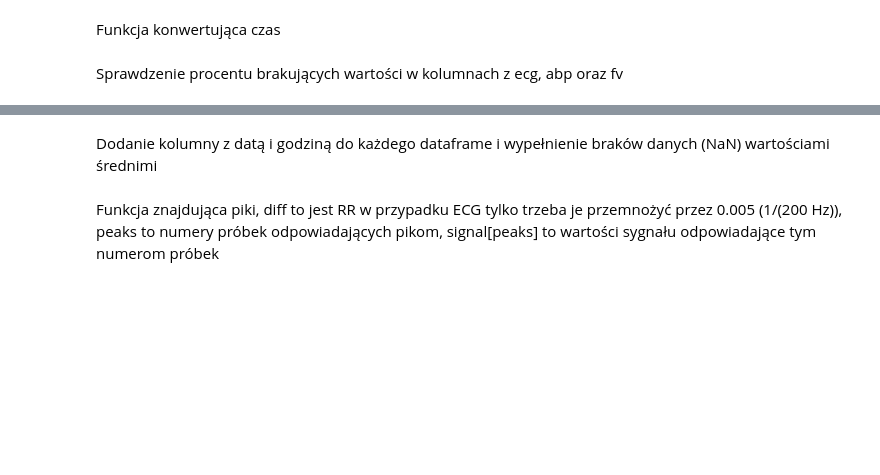
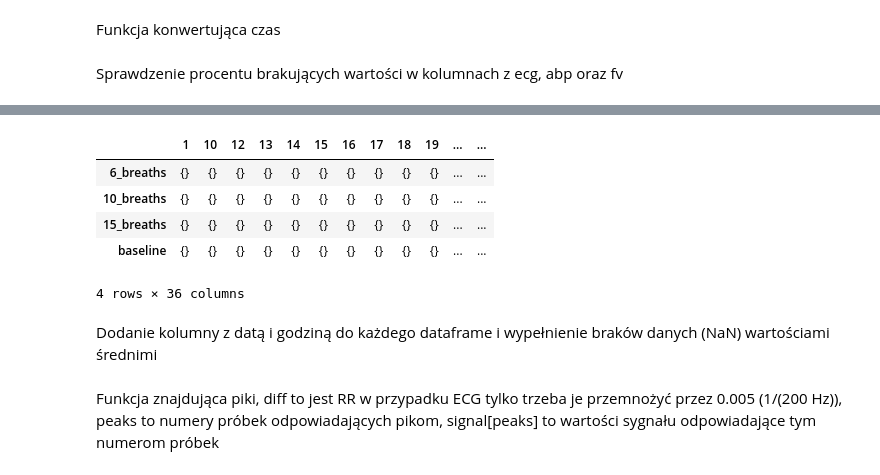
Before and after one commit to NajdekMonika/joint_symbolic, a Jupyter notebook: joint_symbolic.ipynb, the cells around one changed output, grey strips where cells are left out. Cells and saved outputs as stored; diff of their text form; code cells hidden in the pictures; blank space fills up the shorter version.

```diff
--- a/joint_symbolic.ipynb
+++ b/joint_symbolic.ipynb
@@ -103,13 +239,15 @@ def icmp_dateformat_to_datetime(icmp_time_mark):
 # %% [markdown]
 Sprawdzenie procentu brakujących wartości w kolumnach z ecg, abp oraz fv
 # %%
-nan_dict = {breath_freq : {} for breath_freq in breathing_dict}
-for breath_freq in breathing_dict:
-    for df_name, df in breathing_dict[breath_freq].items():
-        nan_dict[breath_freq][df_name] = {}
-        for col in ['abp_arm', 'ekg', 'fv_r', 'fv_l']:
-           nan_percent = df[col].isnull().sum() * 100 / len(df)
-           if nan_percent != 0.0:
-               nan_dict[breath_freq][df_name][col] = round(nan_percent, 2)
-nan_df = pd.DataFrame(nan_dict).T
-nan_df
+def print_nan_percent(breathing_dict):
+    nan_dict = {breath_frequency : {} for breath_frequency in breathing_dict}
+    for breath_frequency in breathing_dict:
+        for patient_nr, patient_df in breathing_dict[breath_frequency].items():
+            nan_dict[breath_frequency][patient_nr] = {}
+            for col_name in ['abp_arm', 'ekg', 'fv_r', 'fv_l']:
+                if col_name in patient_df.columns:
+                    nan_percent = patient_df[col_name].isnull().sum() * 100 / len(patient_df)
+                    if nan_percent != 0.0:
+                       nan_dict[breath_frequency][patient_nr][col_name] = round(nan_percent, 2)
+    nan_df = pd.DataFrame(nan_dict).T
+    display(nan_df)
@@ -123,3 +256,12 @@ nan_df
+# %%
+print_nan_percent(breathing_dict_37)
+# %% [output]
+|  | 1 | 10 | 12 | 13 | 14 | 15 | 16 | 17 | 18 | 19 | ... | ... |
+| 6_breaths | {} | {} | {} | {} | {} | {} | {} | {} | {} | {} | ... | ... |
+| 10_breaths | {} | {} | {} | {} | {} | {} | {} | {} | {} | {} | ... | ... |
+| 15_breaths | {} | {} | {} | {} | {} | {} | {} | {} | {} | {} | ... | ... |
+| baseline | {} | {} | {} | {} | {} | {} | {} | {} | {} | {} | ... | ... |
+4 rows × 36 columns
 # %% [markdown]
 Dodanie kolumny z datą i godziną do każdego dataframe i wypełnienie braków danych (NaN) wartościami średnimi
 # %%
```
Also changed, not shown: parts of 53 cells of this notebook.
